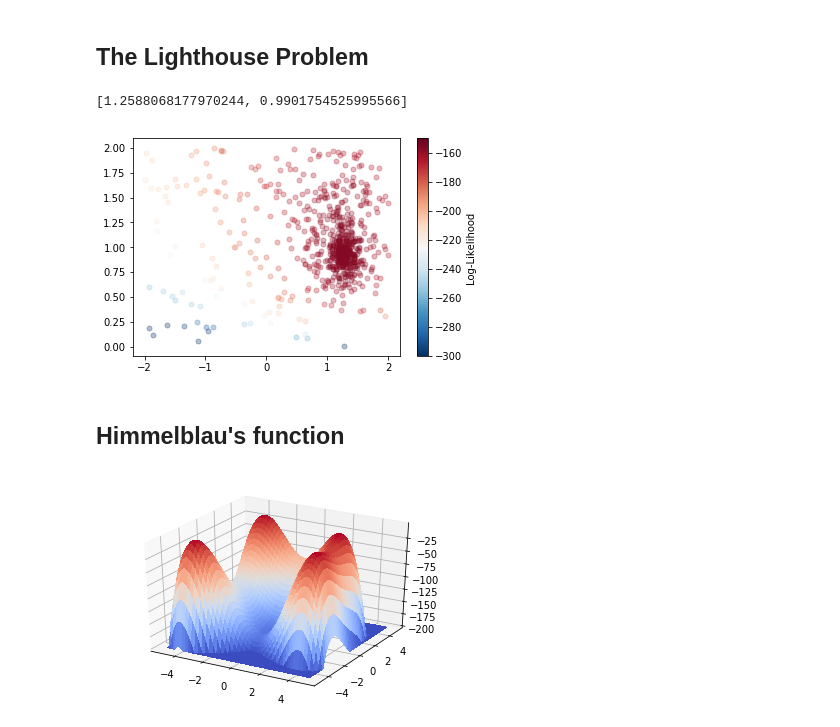
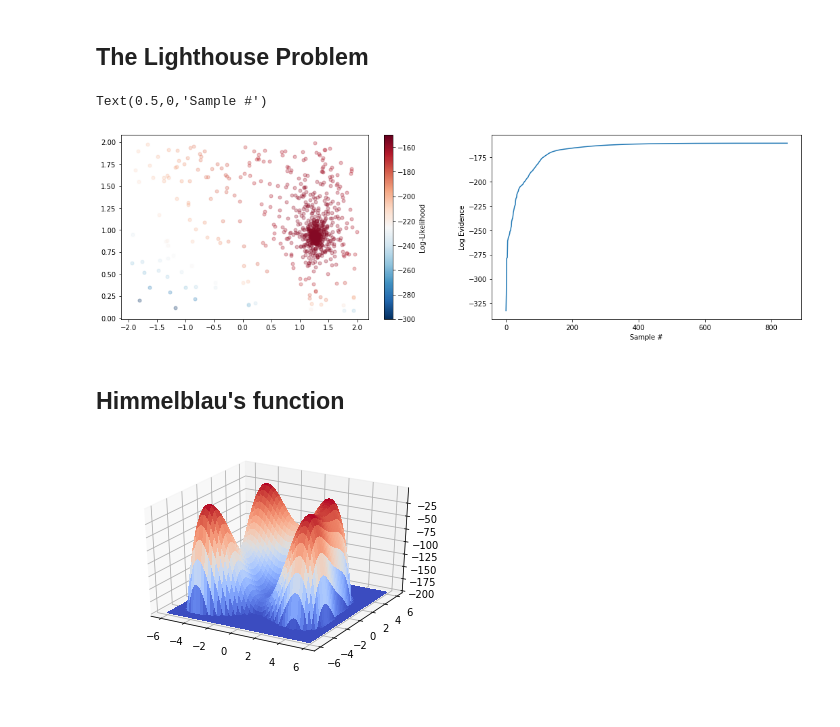
Before and after one commit to yannikbehr/nsampling, a Jupyter notebook: examples/ns.ipynb, the cells around one changed output. Cells and saved outputs as stored; diff of their text form; code cells hidden in the pictures.

Commit message:
adding stop criterion once most of the evidence has been explored

```diff
--- a/examples/ns.ipynb
+++ b/examples/ns.ipynb
@@ -31,38 +31,47 @@ x = Uniform('x', -2., 2.)
 y = Uniform('y', 0., 2.)
 ns = NestedSampling()
 lh = partial(likelihood, data=data)
-rs = ns.explore([x, y], 100, 1000, lh, 20, 0.1)
+rs = ns.explore(vars=[x, y], initial_samples=100,
+                maximum_steps=1000,
+                likelihood=lh, tolZ=1.e-4)
-# %%
-print(rs.getexpt())
-# %% [output]
-[1.2588068177970244, 0.9901754525995566]
 # %%
 import matplotlib.pyplot as plt
 from matplotlib.pyplot import cm
 from matplotlib.colors import Normalize
 cmap = cm.ScalarMappable(norm=Normalize(vmin=-300, vmax=-150), cmap='RdBu_r')
 logLs = []
 smp = rs.get_samples()
 xs = []
 ys = []
+wt = []
+h = []
+z = []
+fig, axs = plt.subplots(nrows=1, ncols=2, figsize=(18,5))
 for _s in smp:
     cl = cmap.to_rgba(_s.get_logL())
     logLs.append(_s.get_logL())
     x1, y1 = _s.get_value()
     xs.append(x1)
     ys.append(y1)
-    plt.plot(x1,y1,ms=5,color=cl,marker='o',alpha=0.3)
+    wt.append(_s.get_logWt())
+    z.append(_s.get_logZ())
+    h.append(_s.get_H())
+    axs[0].plot(x1,y1,ms=5,color=cl,marker='o',alpha=0.3)
 cmap.set_array(logLs)
-cb = plt.colorbar(cmap)
+cb = plt.colorbar(cmap, ax=axs[0])
 cb.set_label('Log-Likelihood')
+axs[1].plot(z)
+axs[1].set_ylabel('Log Evidence')
+axs[1].set_xlabel('Sample #')
 # %% [output]
+Text(0.5,0,'Sample #')
-[figure, old version]
+[figure, new version]
 # %% [markdown]
 ## Himmelblau's function
 # %%
 from mpl_toolkits.mplot3d import Axes3D
-x = np.linspace(-5.,5.,1000)
-y = np.linspace(-5.,5.,1000)
+x = np.linspace(-6.,6.,1000)
+y = np.linspace(-6.,6.,1000)
 X, Y = np.meshgrid(x, y)
 Z = -((X**2 + Y - 11.)**2 + (X + Y**2 -7)**2)
 Z = np.where(Z < -200, -200, Z)
@@ -71,7 +80,7 @@ ax = fig.gca(projection='3d')
 surf = ax.plot_surface(X, Y, Z, cmap=cm.coolwarm,
                        linewidth=0, antialiased=False)
 # %% [output]
-[figure, old version]
+[figure, new version]
 # %%
 x_ns = Uniform('x_ns', -5., 5.)
 y_ns = Uniform('y_ns', -5., 5.)
```
Also changed, not shown: parts of 11 cells of this notebook, 5 other files.
